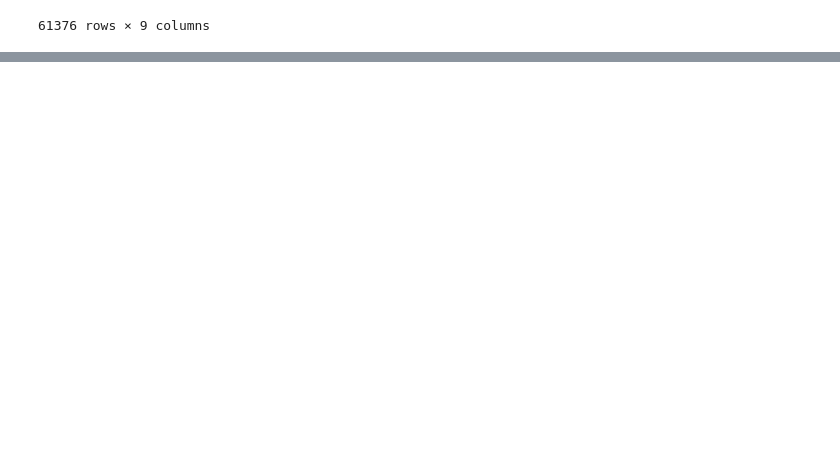
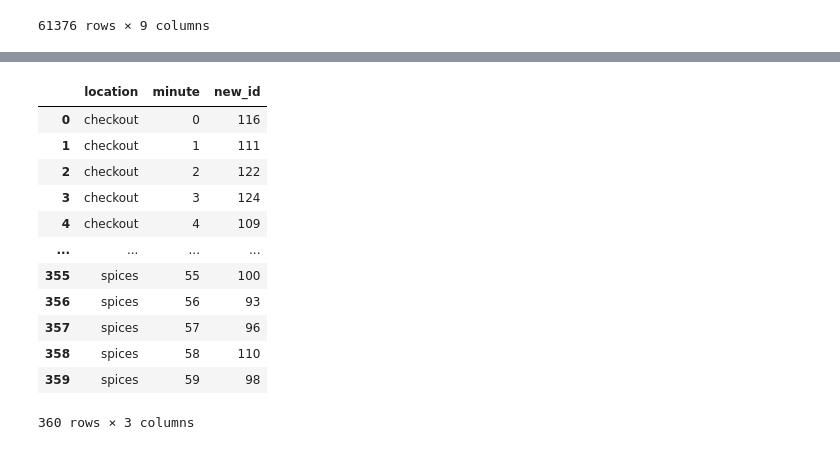
Before and after one commit to shindesimantini6/Super-Class-Simulator, a Jupyter notebook: all_data_project.ipynb, the cells around one changed output, grey strips where cells are left out. Drawn from its saved outputs; the diff is of its cells as text; code cells hidden in the pictures; blank space fills up the shorter version.

```diff
--- a/all_data_project.ipynb
+++ b/all_data_project.ipynb
@@ -763,0 +796,17 @@ csv_file_simulation.to_csv('data_for_simulation.csv')
+# %%
+customer_section_minute = pd.DataFrame(df_all.groupby(['location', 'minute'])['new_id'].count().reset_index())
+customer_section_minute
+# %% [output]
+|  | location | minute | new_id |
+| 0 | checkout | 0 | 116 |
+| 1 | checkout | 1 | 111 |
+| 2 | checkout | 2 | 122 |
+| 3 | checkout | 3 | 124 |
+| 4 | checkout | 4 | 109 |
+| ... | ... | ... | ... |
+| 355 | spices | 55 | 100 |
+| 356 | spices | 56 | 93 |
+| 357 | spices | 57 | 96 |
+| 358 | spices | 58 | 110 |
+| 359 | spices | 59 | 98 |
+360 rows × 3 columns
```
Also changed, not shown: parts of 13 cells of this notebook.
